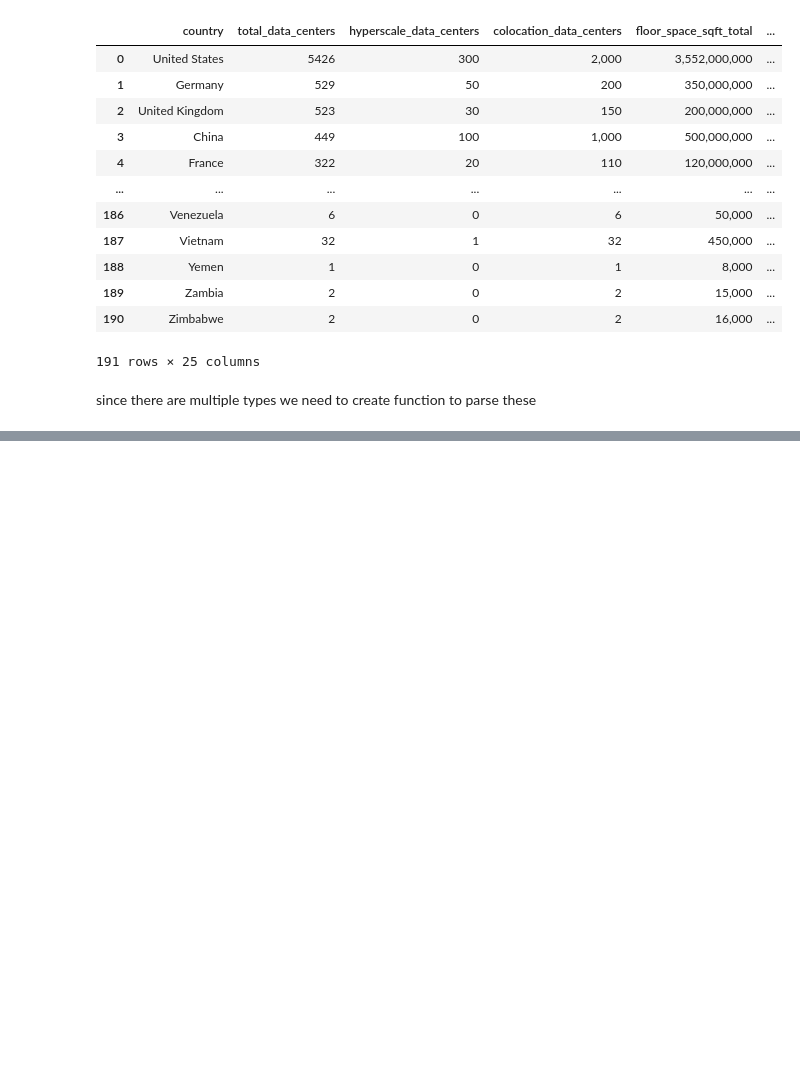
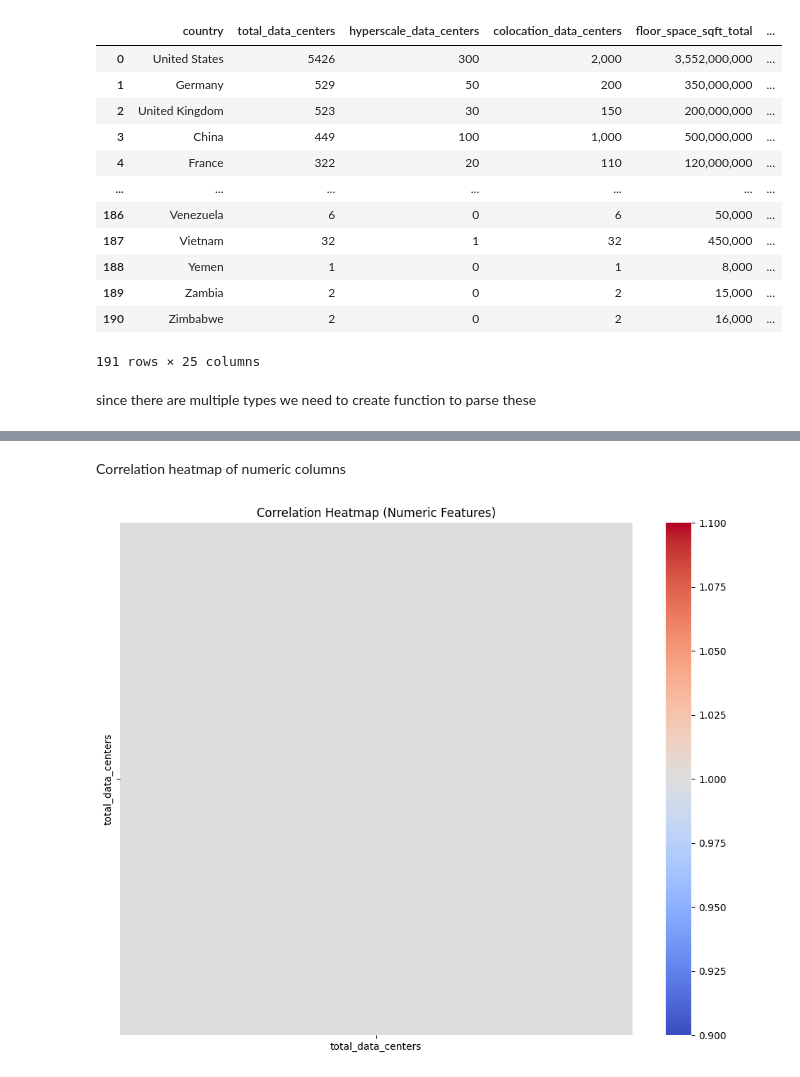
Before and after one commit to thashesh/global_data_center, a Jupyter notebook: cleaning.ipynb, the cells around one changed output, grey strips where cells are left out. Cells and saved outputs as stored; diff of their text form; code cells hidden in the pictures; blank space fills up the shorter version.

```diff
--- a/cleaning.ipynb
+++ b/cleaning.ipynb
@@ -245,0 +384,17 @@ Name: count, Length: 118, dtype: int64
+# %% [markdown]
+Correlation heatmap of numeric columns
+# %%
+num_cols = df.select_dtypes(include=["number"])
+
+plt.figure(figsize=(10, 8))
+sns.heatmap(
+    num_cols.corr(),
+    annot=False,
+    cmap="coolwarm",
+    square=True
+)
+plt.title("Correlation Heatmap (Numeric Features)")
+plt.tight_layout()
+plt.show()
+# %% [output]
+[figure, added]
```
Also changed, not shown: parts of 19 cells of this notebook.
